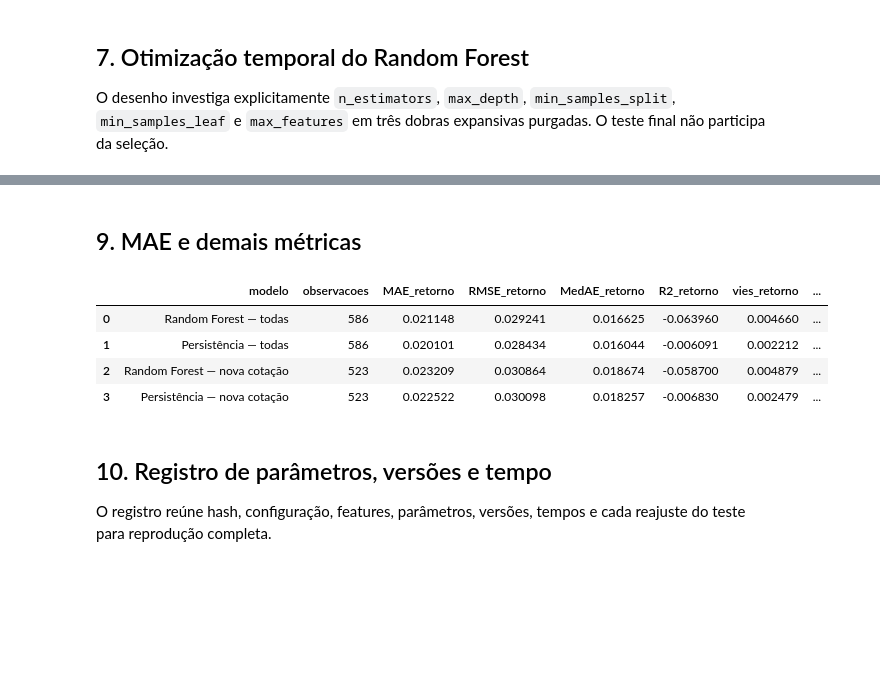
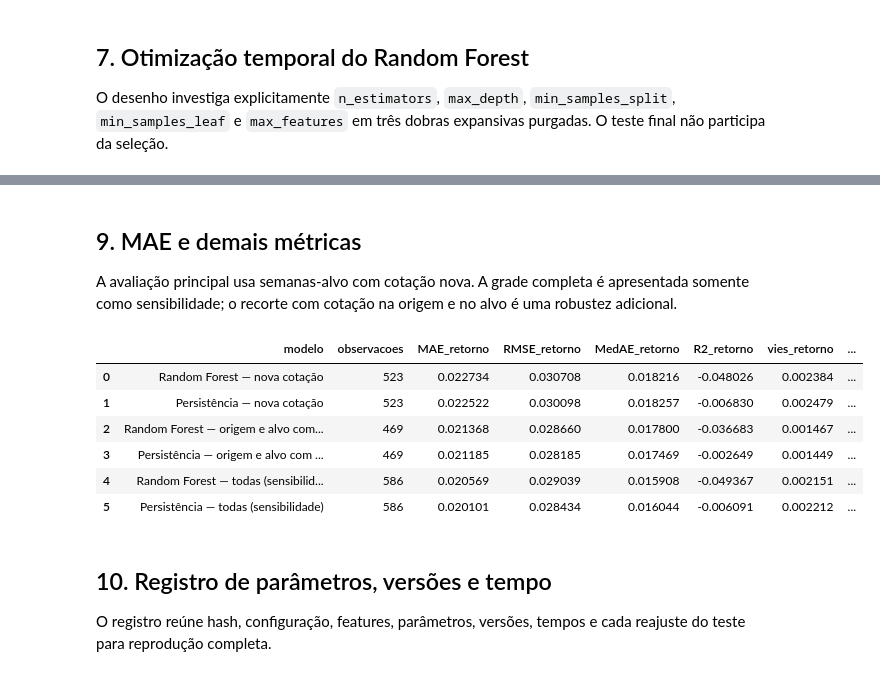
Before and after one commit to lemosriosl/TrabalhoDanielModelos, a Jupyter notebook: notebooks/base_05-grupo5_RF_retorno.ipynb, the cells around one changed output, grey strips where cells are left out. Saved outputs shown, nothing was run; the diff lists cells and outputs as text; code cells hidden in the pictures; blank space fills up the shorter version.

```diff
--- a/notebooks/base_05-grupo5_RF_retorno.ipynb
+++ b/notebooks/base_05-grupo5_RF_retorno.ipynb
@@ -360,18 +222,22 @@ split_index = int(len(model_df) * TRAIN_RATIO)
 first_test_origin = model_df.iloc[split_index].DATE
 train_df = model_df.iloc[:split_index].loc[lambda x: x.target_date < first_test_origin].reset_index(drop=True)
 test_df = model_df.iloc[split_index:].reset_index(drop=True)
-X_train, y_train = train_df[feature_columns], train_df[TARGET]
+training_df = selecionar_alvos_observados(train_df)
+X_train, y_train = training_df[feature_columns], training_df[TARGET]
 X_test, y_test = test_df[feature_columns], test_df[TARGET]
 assert train_df.target_date.max() < test_df.DATE.min()
 assert not set(derived_source_columns).intersection(feature_columns)
+assert 'target_has_new_quote' not in feature_columns
+assert training_df.target_has_new_quote.eq(1).all()
 
 def adf_row(name, series):
     result = adfuller(series.dropna(), autolag='AIC')
     return {'serie': name, 'estatistica': result[0], 'p_valor': result[1], 'lags': result[2]}
 display(pd.DataFrame({
-    'recorte': ['treino', 'teste'], 'linhas': [len(train_df), len(test_df)],
-    'inicio_origem': [train_df.DATE.min(), test_df.DATE.min()],
-    'fim_origem': [train_df.DATE.max(), test_df.DATE.max()],
+    'recorte': ['treino — grade', 'treino — alvos observados', 'teste — grade'],
+    'linhas': [len(train_df), len(training_df), len(test_df)],
+    'inicio_origem': [train_df.DATE.min(), training_df.DATE.min(), test_df.DATE.min()],
+    'fim_origem': [train_df.DATE.max(), training_df.DATE.max(), test_df.DATE.max()],
 }))
 display(pd.DataFrame([
     adf_row('log do preço semanal — treino', train_df.log_price_t),
@@ -409,7 +276,7 @@ candidates = [
     {'n_estimators': 250, 'max_depth': 6, 'min_samples_split': 10, 'min_samples_leaf': 3, 'max_features': .7},
     {'n_estimators': 250, 'max_depth': 12, 'min_samples_split': 5, 'min_samples_leaf': 2, 'max_features': .7},
 ]
-cv_splits = purged_time_series_splits(train_df.DATE, train_df.target_date, n_splits=3)
+cv_splits = purged_time_series_splits(training_df.DATE, training_df.target_date, n_splits=3)
 search_rows = []
 search_start = time.perf_counter()
 for candidate_id, params in enumerate(candidates, start=1):
@@ -466,7 +332,9 @@ for block_start in range(0, len(test_df), REFIT_EVERY):
     block_end = min(block_start + REFIT_EVERY, len(test_df))
     current_origin = test_df.iloc[block_start].DATE
     known_test = test_df.target_date <= current_origin
-    history = pd.concat([train_df, test_df.loc[known_test]], ignore_index=True)
+    history_all = pd.concat([train_df, test_df.loc[known_test]], ignore_index=True)
+    history = selecionar_alvos_observados(history_all)
+    assert history.target_has_new_quote.eq(1).all()
     model = RandomForestRegressor(**best_params, random_state=RANDOM_STATE, n_jobs=-1)
     fit_start = time.perf_counter()
     model.fit(history[feature_columns], history[TARGET])
@@ -475,13 +343,14 @@ for block_start in range(0, len(test_df), REFIT_EVERY):
     training_cutoff = history.target_date.max()
     training_cutoffs.extend([training_cutoff] * (block_end - block_start))
     fit_rows.append({
-        'origem_refit': current_origin, 'linhas_treino': len(history),
+        'origem_refit': current_origin, 'linhas_historico_revelado': len(history_all),
+        'linhas_alvos_observados': len(history),
         'inicio_bloco': block_start, 'fim_bloco_exclusivo': block_end,
         'fit_seconds': time.perf_counter() - fit_start,
     })
     importance_rows.append(model.feature_importances_)
 evaluation_seconds = time.perf_counter() - evaluation_start
-predictions = test_df[['DATE', 'target_date', 'price_t', 'target_price_t_plus_1', TARGET, 'target_has_new_quote']].copy()
+predictions = test_df[['DATE', 'target_date', 'price_t', 'target_price_t_plus_1', TARGET, 'target_has_new_quote', 'has_source_observation_t']].copy()
 predictions = predictions.rename(columns={TARGET: 'y_true_return'})
 predictions['y_pred_return_rf'] = np.asarray(prediction_values)
 predictions['model_refit_origin'] = prediction_refits
@@ -493,6 +362,7 @@ predictions['price_pred_persistence'] = predictions.price_t
 predictions['residual_return_rf'] = predictions.y_true_return - predictions.y_pred_return_rf
 predictions['residual_price_rf'] = predictions.target_price_t_plus_1 - predictions.price_pred_rf
 predictions['absolute_error_price_rf'] = predictions.residual_price_rf.abs()
+observed_predictions = predictions.loc[predictions.target_has_new_quote.eq(1)].copy()
 fit_log = pd.DataFrame(fit_rows)
 feature_importance = pd.DataFrame({
     'feature': feature_columns,
@@ -593,39 +463,47 @@ plt.tight_layout(); plt.show()
 # %% [markdown]
 ## 9. MAE e demais métricas
+A avaliação principal usa semanas-alvo com cotação nova. A grade completa é apresentada somente como sensibilidade; o recorte com cotação na origem e no alvo é uma robustez adicional.
 # %%
 def metric_row(name, return_prediction, price_prediction, subset=None):
     mask = pd.Series(True, index=predictions.index) if subset is None else subset
     actual_return = predictions.loc[mask, 'y_true_return']
     predicted_return = np.asarray(return_prediction)[mask.to_numpy()]
     actual_price = predictions.loc[mask, 'target_price_t_plus_1']
     predicted_price = np.asarray(price_prediction)[mask.to_numpy()]
     return {
         'modelo': name, 'observacoes': int(mask.sum()),
         'MAE_retorno': mean_absolute_error(actual_return, predicted_return),
         'RMSE_retorno': mean_squared_error(actual_return, predicted_return) ** .5,
         'MedAE_retorno': median_absolute_error(actual_return, predicted_return),
         'R2_retorno': r2_score(actual_return, predicted_return),
         'vies_retorno': np.mean(actual_return - predicted_return),
         'acuracia_direcional': np.mean(np.sign(actual_return) == np.sign(predicted_return)),
         'MAE_preco': mean_absolute_error(actual_price, predicted_price),
     }
 new_quote = predictions.target_has_new_quote.eq(1)
+origin_and_target_quote = predictions.has_source_observation_t.eq(1) & new_quote
 metrics = pd.DataFrame([
-    metric_row('Random Forest — todas', predictions.y_pred_return_rf, predictions.price_pred_rf),
-    metric_row('Persistência — todas', predictions.y_pred_return_zero, predictions.price_pred_persistence),
     metric_row('Random Forest — nova cotação', predictions.y_pred_return_rf, predictions.price_pred_rf, new_quote),
     metric_row('Persistência — nova cotação', predictions.y_pred_return_zero, predictions.price_pred_persistence, new_quote),
+    metric_row('Random Forest — origem e alvo com cotação', predictions.y_pred_return_rf, predictions.price_pred_rf, origin_and_target_quote),
+    metric_row('Persistência — origem e alvo com cotação', predictions.y_pred_return_zero, predictions.price_pred_persistence, origin_and_target_quote),
+    metric_row('Random Forest — todas (sensibilidade)', predictions.y_pred_return_rf, predictions.price_pred_rf),
+    metric_row('Persistência — todas (sensibilidade)', predictions.y_pred_return_zero, predictions.price_pred_persistence),
 ])
-rf_mae = metrics.loc[metrics.modelo.eq('Random Forest — todas'), 'MAE_preco'].iloc[0]
-baseline_mae = metrics.loc[metrics.modelo.eq('Persistência — todas'), 'MAE_preco'].iloc[0]
-metrics['skill_mae_preco_vs_persistencia'] = 1 - metrics.MAE_preco / baseline_mae
+metrics['skill_mae_preco_vs_persistencia'] = np.nan
+for suffix in ('nova cotação', 'origem e alvo com cotação', 'todas (sensibilidade)'):
+    baseline_mae = metrics.loc[metrics.modelo.eq(f'Persistência — {suffix}'), 'MAE_preco'].iloc[0]
+    scope = metrics.modelo.str.endswith(suffix)
+    metrics.loc[scope, 'skill_mae_preco_vs_persistencia'] = 1 - metrics.loc[scope, 'MAE_preco'] / baseline_mae
 display(metrics)
 # %% [output]
 |  | modelo | observacoes | MAE_retorno | RMSE_retorno | MedAE_retorno | R2_retorno | vies_retorno | ... |
-| 0 | Random Forest — todas | 586 | 0.021148 | 0.029241 | 0.016625 | -0.063960 | 0.004660 | ... |
-| 1 | Persistência — todas | 586 | 0.020101 | 0.028434 | 0.016044 | -0.006091 | 0.002212 | ... |
-| 2 | Random Forest — nova cotação | 523 | 0.023209 | 0.030864 | 0.018674 | -0.058700 | 0.004879 | ... |
-| 3 | Persistência — nova cotação | 523 | 0.022522 | 0.030098 | 0.018257 | -0.006830 | 0.002479 | ... |
+| 0 | Random Forest — nova cotação | 523 | 0.022734 | 0.030708 | 0.018216 | -0.048026 | 0.002384 | ... |
+| 1 | Persistência — nova cotação | 523 | 0.022522 | 0.030098 | 0.018257 | -0.006830 | 0.002479 | ... |
+| 2 | Random Forest — origem e alvo com... | 469 | 0.021368 | 0.028660 | 0.017800 | -0.036683 | 0.001467 | ... |
+| 3 | Persistência — origem e alvo com ... | 469 | 0.021185 | 0.028185 | 0.017469 | -0.002649 | 0.001449 | ... |
+| 4 | Random Forest — todas (sensibilid... | 586 | 0.020569 | 0.029039 | 0.015908 | -0.049367 | 0.002151 | ... |
+| 5 | Persistência — todas (sensibilidade) | 586 | 0.020101 | 0.028434 | 0.016044 | -0.006091 | 0.002212 | ... |
 # %% [markdown]
 ## 10. Registro de parâmetros, versões e tempo
 
```
Also changed, not shown: parts of 13 cells of this notebook, 5 other files.
